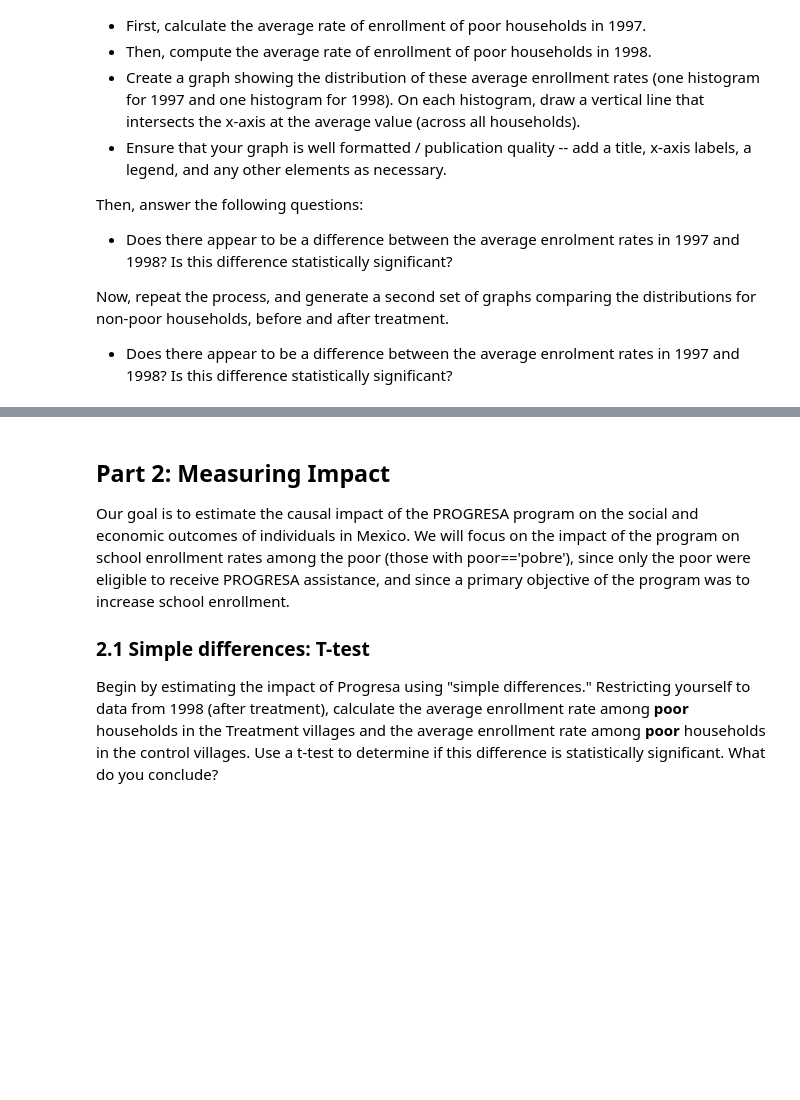
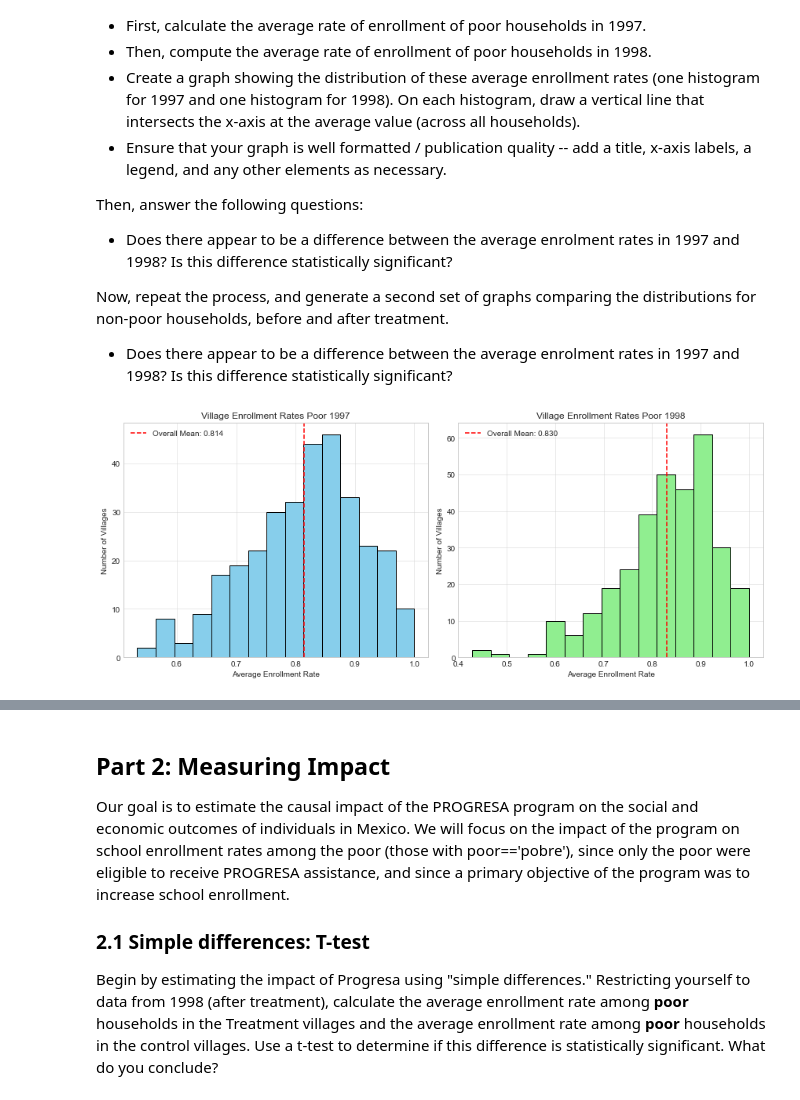
Before and after one commit to Larshle/applied-machine-learning, a Jupyter notebook: Problem-sets/ps2/LEOPOLD_LARS-PS2.ipynb, the cells around one changed output, grey strips where cells are left out. Cells and saved outputs as stored; diff of their text form; code cells hidden in the pictures; blank space fills up the shorter version.

```diff
--- a/Problem-sets/ps2/LEOPOLD_LARS-PS2.ipynb
+++ b/Problem-sets/ps2/LEOPOLD_LARS-PS2.ipynb
@@ -218,0 +215,86 @@ Now, repeat the process, and generate a second set of graphs comparing the distr
+# %%
+# Your code here
+import matplotlib.pyplot as plt
+treated_poor_1997 = progresa_df[(progresa_df['progresa'] == 1)
+                                & (progresa_df['poor'] == 1)
+                                & (progresa_df['year'] == 97)]
+
+treated_poor_1998 = progresa_df[(progresa_df['progresa'] == 1)
+                                & (progresa_df['poor'] == 1)
+                                & (progresa_df['year'] == 98)]
+
+village_enroll_rate_1997 = treated_poor_1997.groupby('village')['sc'].mean().reset_index()
+village_enroll_rate_1998 = treated_poor_1998.groupby('village')['sc'].mean().reset_index()
+
+overall_mean_1997 = village_enroll_rate_1997['sc'].mean()
+overall_mean_1998 = village_enroll_rate_1998['sc'].mean()
+
+
+plt.figure(figsize=(12, 5))
+
+plt.subplot(1, 2, 1)
+plt.hist(village_enroll_rate_1997['sc'].dropna(), bins=15, color='skyblue', edgecolor='black')
+plt.axvline(overall_mean_1997, color='red', linestyle='dashed', linewidth=1.5,
+    label=f'Overall Mean: {overall_mean_1997:.3f}')
+plt.title('Village Enrollment Rates Poor 1997')
+plt.xlabel('Average Enrollment Rate')
+plt.ylabel('Number of Villages')
+plt.grid(alpha = 0.5)
+plt.legend()
+
+plt.subplot(1, 2, 2)
+plt.hist(village_enroll_rate_1998['sc'].dropna(), bins=15, color='lightgreen', edgecolor='black')
+plt.axvline(overall_mean_1998, color='red', linestyle='dashed', linewidth=1.5,
+    label=f'Overall Mean: {overall_mean_1998:.3f}')
+plt.title('Village Enrollment Rates Poor 1998')
+plt.xlabel('Average Enrollment Rate')
+plt.ylabel('Number of Villages')
+plt.grid(alpha = 0.5)
+plt.legend()
+
+plt.style.use('seaborn-whitegrid')
+plt.tight_layout()
+plt.show()
+
+treated_not_poor_1997 = progresa_df[(progresa_df['progresa'] == 1)
+                                & (progresa_df['poor'] == 0)
+                                & (progresa_df['year'] == 97)]
+
+treated_not_poor_1998 = progresa_df[(progresa_df['progresa'] == 1)
+                                & (progresa_df['poor'] == 0)
+                                & (progresa_df['year'] == 98)]
+
+village_enroll_rate_1997_not_poor = treated_not_poor_1997.groupby('village')['sc'].mean().reset_index()
+village_enroll_rate_1998_not_poor = treated_not_poor_1998.groupby('village')['sc'].mean().reset_index()
+
+overall_mean_1997_not_poor = village_enroll_rate_1997_not_poor['sc'].mean()
+overall_mean_1998_not_poor = village_enroll_rate_1998_not_poor['sc'].mean()
+
+
+plt.figure(figsize=(12, 5))
+
+plt.subplot(1, 2, 1)
+plt.hist(village_enroll_rate_1997_not_poor['sc'].dropna(), bins=15, color='skyblue', edgecolor='black')
+plt.axvline(overall_mean_1997_not_poor, color='red', linestyle='dashed', linewidth=1.5,
+    label=f'Overall Mean: {overall_mean_1997_not_poor:.3f}')
+plt.title('Village Enrollment Rates Not Poor 1997')
+plt.xlabel('Average Enrollment Rate')
+plt.ylabel('Number of Villages')
+plt.grid(alpha = 0.5)
+plt.legend()
+
+plt.subplot(1, 2, 2)
+plt.hist(village_enroll_rate_1998_not_poor['sc'].dropna(), bins=15, color='lightgreen', edgecolor='black')
+plt.axvline(overall_mean_1998_not_poor, color='red', linestyle='dashed', linewidth=1.5,
+    label=f'Overall Mean: {overall_mean_1998_not_poor:.3f}')
+plt.title('Village Enrollment Rates Not Poor 1998')
+plt.xlabel('Average Enrollment Rate')
+plt.ylabel('Number of Villages')
+plt.grid(alpha = 0.5)
+plt.legend()
+
+plt.style.use('seaborn-whitegrid')
+plt.tight_layout()
+plt.show()
+# %% [output]
+[figure, added]
```
Also changed, not shown: parts of 6 cells of this notebook.
